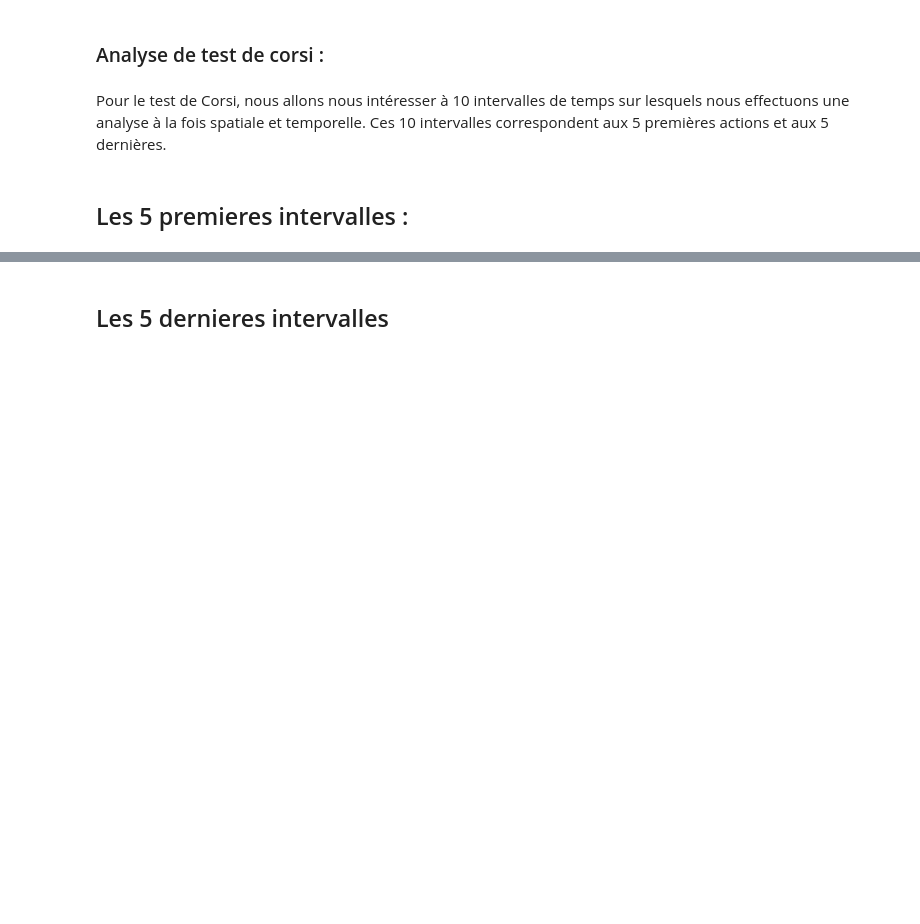
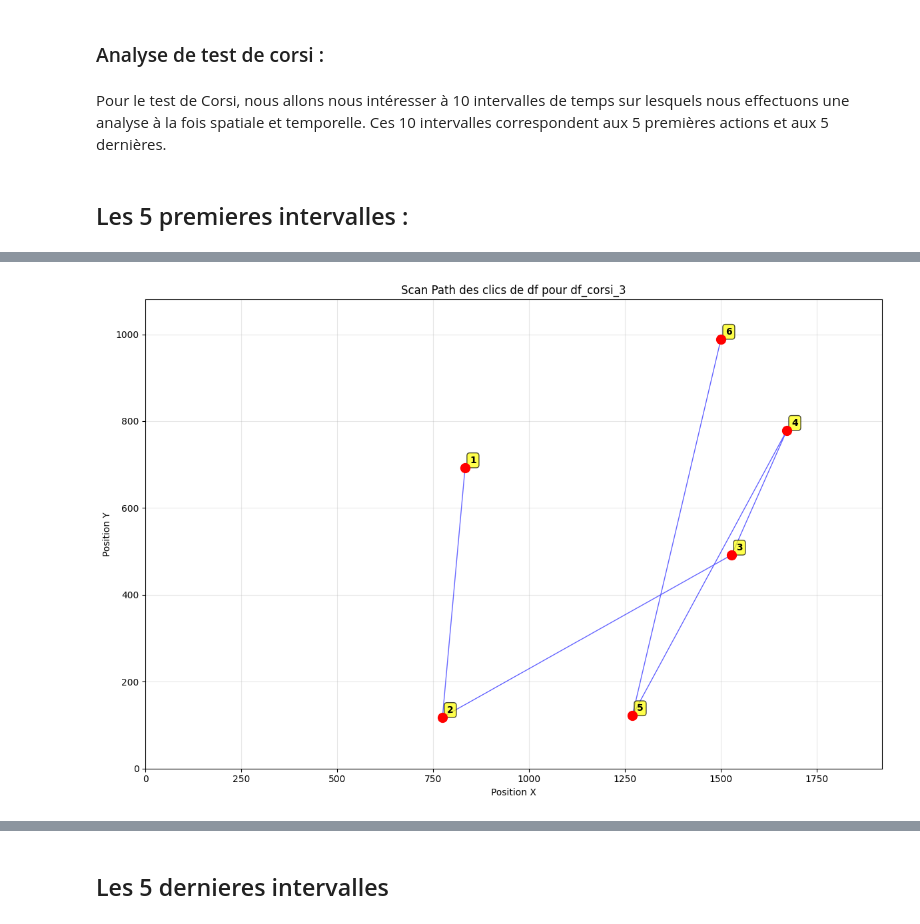
Before and after one commit to riada-zotiny/analyze_esport, a Jupyter notebook: analyzeDataCursorKey.ipynb, the cells around one changed output, grey strips where cells are left out. Drawn from its saved outputs; the diff is of its cells as text; code cells hidden in the pictures; blank space fills up the shorter version.

```diff
--- a/analyzeDataCursorKey.ipynb
+++ b/analyzeDataCursorKey.ipynb
@@ -638,4 +685,7 @@ df_corsi_2 = pd.concat([df_corsi_debut, df_corsi_fin]).drop_duplicates(subset=['
 # %%
 df_corsi_debut = couper_df_par_duree(df_corsi, minutes=1, secondes=53.107, couper_debut=True)
 df_corsi_fin = couper_df_par_duree(df_corsi, minutes=1, secondes=58.903, couper_debut=True)
 df_corsi_3 = pd.concat([df_corsi_debut, df_corsi_fin]).drop_duplicates(subset=['timestamp', 'key', 'event_type'], keep=False)
+scanpath(df_corsi_3,    "df_corsi_3")
+# %% [output]
+[figure, added]
```
Also changed, not shown: parts of 11 cells of this notebook, 12 other files.
